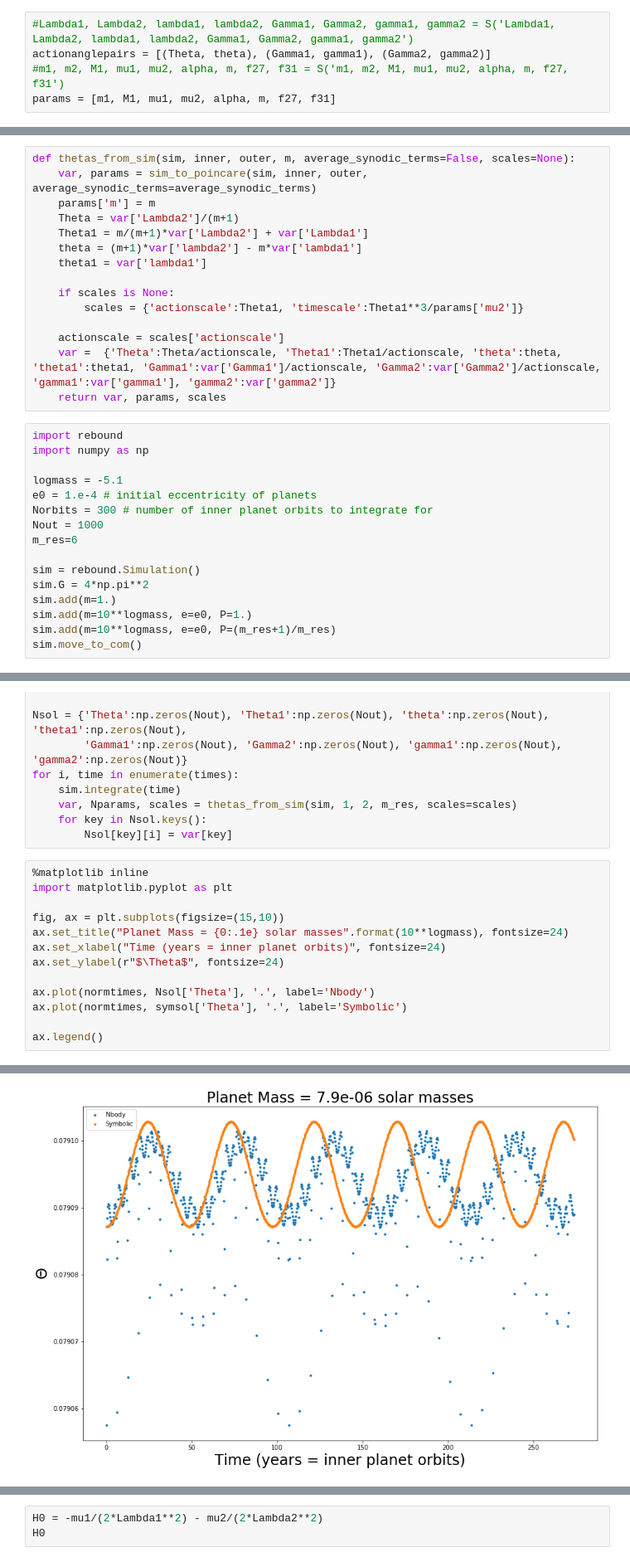
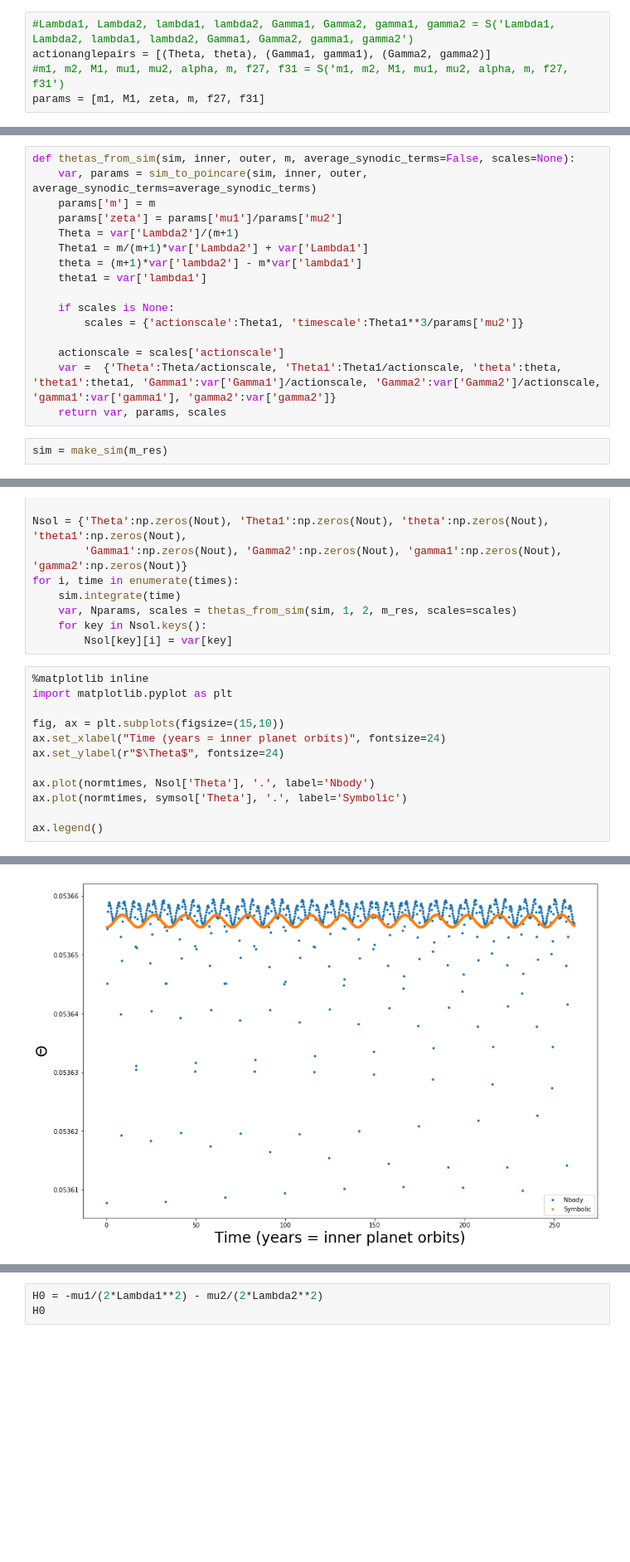
Before and after one commit to shadden/celmech, a Jupyter notebook: MMR.ipynb, the cells around one changed output, grey strips where cells are left out. Shown at 83% size. Saved outputs shown, nothing was run; the diff lists cells and outputs as text; blank space fills up the shorter version.

```diff
--- a/MMR.ipynb
+++ b/MMR.ipynb
@@ -113,13 +162,14 @@ Htheta
 #Lambda1, Lambda2, lambda1, lambda2, Gamma1, Gamma2, gamma1, gamma2 = S('Lambda1, Lambda2, lambda1, lambda2, Gamma1, Gamma2, gamma1, gamma2')
 actionanglepairs = [(Theta, theta), (Gamma1, gamma1), (Gamma2, gamma2)]
 #m1, m2, M1, mu1, mu2, alpha, m, f27, f31 = S('m1, m2, M1, mu1, mu2, alpha, m, f27, f31')
-params = [m1, M1, mu1, mu2, alpha, m, f27, f31]
+params = [m1, M1, zeta, m, f27, f31]
 # %%
 Htheta = make_Hamiltonian(Htheta, actionanglepairs, params)
 # %%
 def thetas_from_sim(sim, inner, outer, m, average_synodic_terms=False, scales=None):
     var, params = sim_to_poincare(sim, inner, outer, average_synodic_terms=average_synodic_terms)
     params['m'] = m
+    params['zeta'] = params['mu1']/params['mu2']
     Theta = var['Lambda2']/(m+1)
     Theta1 = m/(m+1)*var['Lambda2'] + var['Lambda1']
     theta = (m+1)*var['lambda2'] - m*var['lambda1']
@@ -131,22 +181,8 @@ def thetas_from_sim(sim, inner, outer, m, average_synodic_terms=False, scales=No
     actionscale = scales['actionscale']
     var =  {'Theta':Theta/actionscale, 'Theta1':Theta1/actionscale, 'theta':theta, 'theta1':theta1, 'Gamma1':var['Gamma1']/actionscale, 'Gamma2':var['Gamma2']/actionscale, 'gamma1':var['gamma1'], 'gamma2':var['gamma2']}
     return var, params, scales
-# %%
-import rebound
-import numpy as np
-
-logmass = -5.1
-e0 = 1.e-4 # initial eccentricity of planets
-Norbits = 300 # number of inner planet orbits to integrate for
-Nout = 1000
-m_res=6
-
-sim = rebound.Simulation()
-sim.G = 4*np.pi**2
-sim.add(m=1.)
-sim.add(m=10**logmass, e=e0, P=1.)
-sim.add(m=10**logmass, e=e0, P=(m_res+1)/m_res)
-sim.move_to_com()
+# %%
+sim = make_sim(m_res)
 # %%
 ic, Nparams, scales = thetas_from_sim(sim, 1, 2, m_res, average_synodic_terms=True)
 #m=params['m']
@@ -176,16 +218,15 @@ for i, time in enumerate(times):
 # %%
 %matplotlib inline
 import matplotlib.pyplot as plt
 
 fig, ax = plt.subplots(figsize=(15,10))
-ax.set_title("Planet Mass = {0:.1e} solar masses".format(10**logmass), fontsize=24)
 ax.set_xlabel("Time (years = inner planet orbits)", fontsize=24)
 ax.set_ylabel(r"$\Theta$", fontsize=24)
 
 ax.plot(normtimes, Nsol['Theta'], '.', label='Nbody')
 ax.plot(normtimes, symsol['Theta'], '.', label='Symbolic')
 
 ax.legend()
 # %% [output]
 <matplotlib.legend.Legend at 0x...>
-[figure, old version]
+[figure, new version]
```
Also changed, not shown: parts of 42 cells of this notebook, 1 other file.
